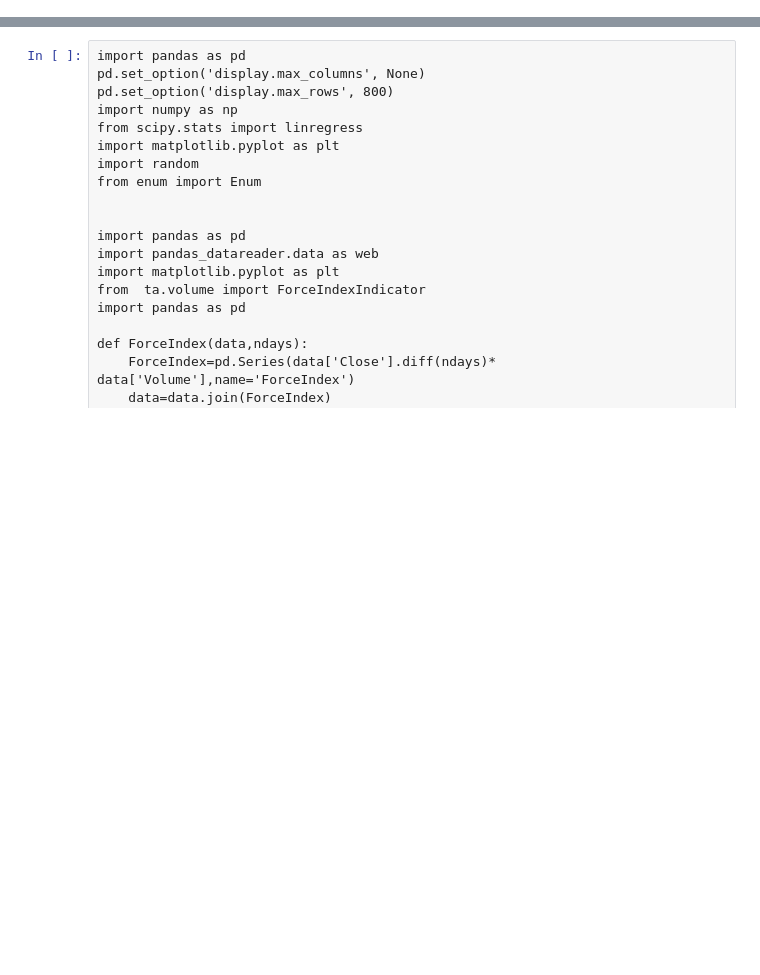
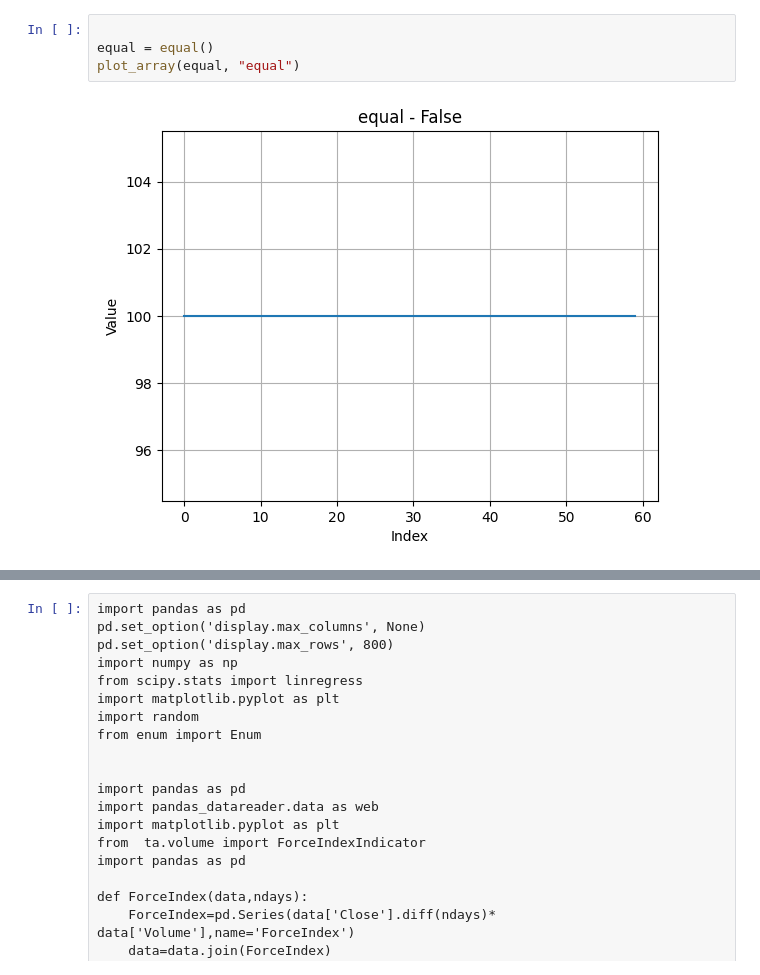
Before and after one commit to DerSalvador/ananda, a Jupyter notebook: NishamJupytherNotebook.ipynb, the cells around one changed output, grey strips where cells are left out. Drawn from its saved outputs; the diff is of its cells as text; blank space fills up the shorter version.

```diff
--- a/NishamJupytherNotebook.ipynb
+++ b/NishamJupytherNotebook.ipynb
@@ -0,0 +86,6 @@
+# %%
+
+equal = equal()
+plot_array(equal, "equal")
+# %% [output]
+[figure, added]
```
Also changed, not shown: parts of 9 cells of this notebook, 1 other file.
